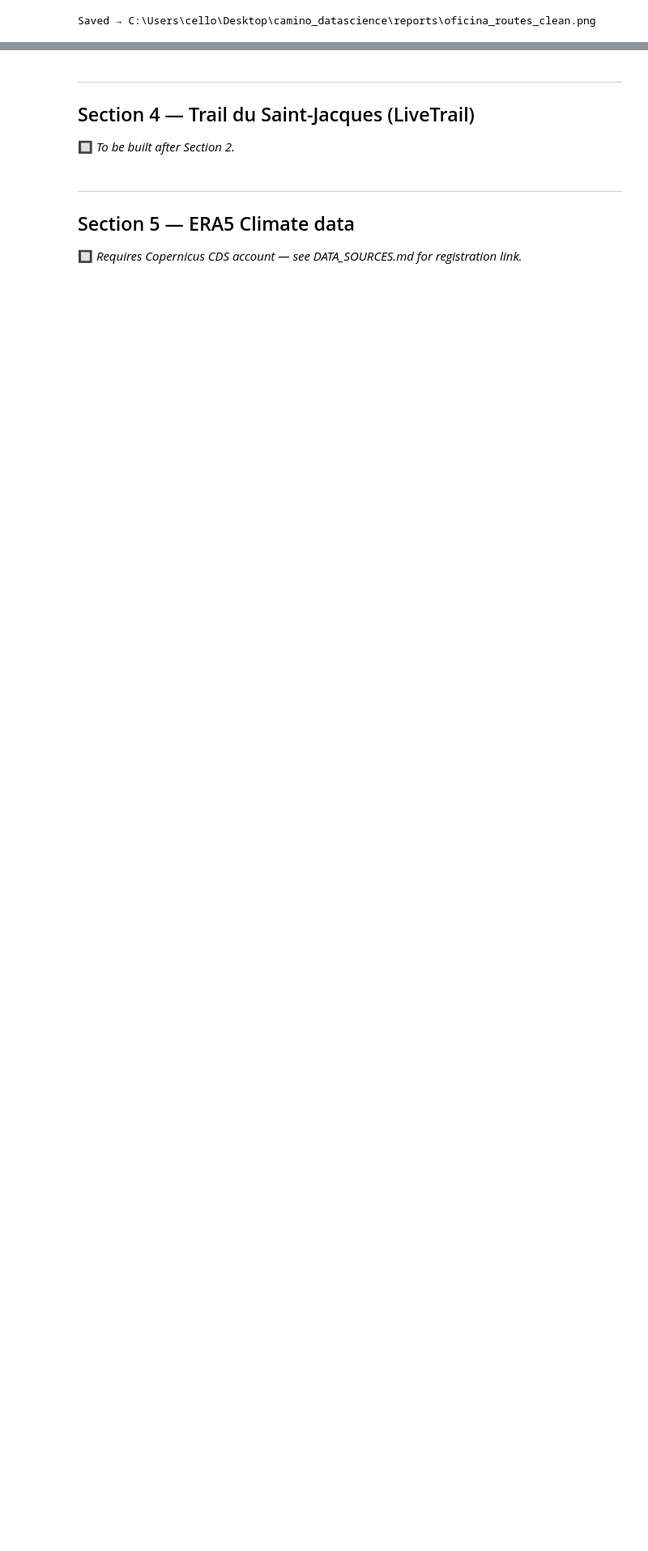
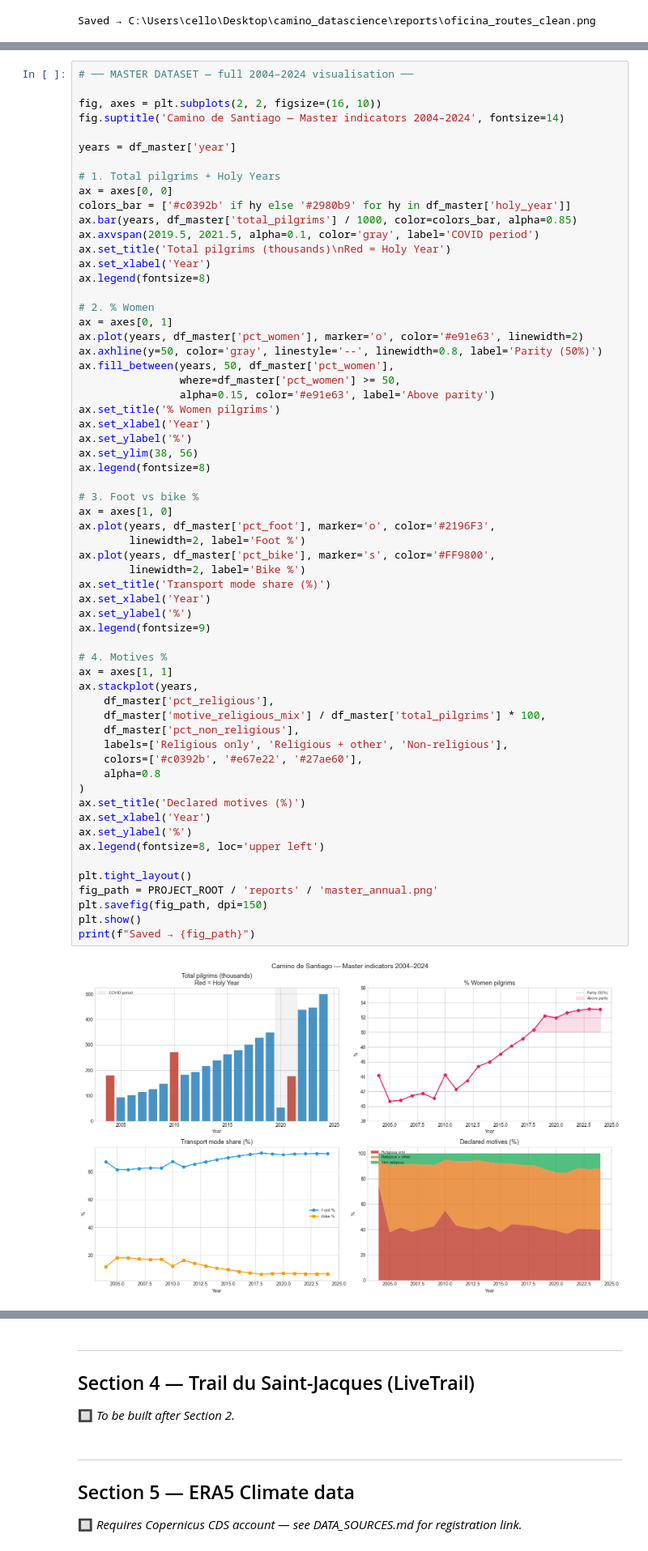
Before and after one commit to Flo4363/camino-datascience, a Jupyter notebook: notebooks/NB01_collection.ipynb, the cells around one changed output, grey strips where cells are left out. Shown at 81% size. Cells and saved outputs as stored; diff of their text form; blank space fills up the shorter version.

Commit message:
feat: NB01 Section 3 — master_annual 2004-2024 complete, 21 years merged

```diff
--- a/notebooks/NB01_collection.ipynb
+++ b/notebooks/NB01_collection.ipynb
@@ -1246,0 +1677,63 @@ scraping data in the next section.
+# %%
+# ── MASTER DATASET — full 2004–2024 visualisation ──
+
+fig, axes = plt.subplots(2, 2, figsize=(16, 10))
+fig.suptitle('Camino de Santiago — Master indicators 2004–2024', fontsize=14)
+
+years = df_master['year']
+
+# 1. Total pilgrims + Holy Years
+ax = axes[0, 0]
+colors_bar = ['#c0392b' if hy else '#2980b9' for hy in df_master['holy_year']]
+ax.bar(years, df_master['total_pilgrims'] / 1000, color=colors_bar, alpha=0.85)
+ax.axvspan(2019.5, 2021.5, alpha=0.1, color='gray', label='COVID period')
+ax.set_title('Total pilgrims (thousands)\nRed = Holy Year')
+ax.set_xlabel('Year')
+ax.legend(fontsize=8)
+
+# 2. % Women
+ax = axes[0, 1]
+ax.plot(years, df_master['pct_women'], marker='o', color='#e91e63', linewidth=2)
+ax.axhline(y=50, color='gray', linestyle='--', linewidth=0.8, label='Parity (50%)')
+ax.fill_between(years, 50, df_master['pct_women'],
+                where=df_master['pct_women'] >= 50,
+                alpha=0.15, color='#e91e63', label='Above parity')
+ax.set_title('% Women pilgrims')
+ax.set_xlabel('Year')
+ax.set_ylabel('%')
+ax.set_ylim(38, 56)
+ax.legend(fontsize=8)
+
+# 3. Foot vs bike %
+ax = axes[1, 0]
+ax.plot(years, df_master['pct_foot'], marker='o', color='#2196F3',
+        linewidth=2, label='Foot %')
+ax.plot(years, df_master['pct_bike'], marker='s', color='#FF9800',
+        linewidth=2, label='Bike %')
+ax.set_title('Transport mode share (%)')
+ax.set_xlabel('Year')
+ax.set_ylabel('%')
+ax.legend(fontsize=9)
+
+# 4. Motives %
+ax = axes[1, 1]
+ax.stackplot(years,
+    df_master['pct_religious'],
+    df_master['motive_religious_mix'] / df_master['total_pilgrims'] * 100,
+    df_master['pct_non_religious'],
+    labels=['Religious only', 'Religious + other', 'Non-religious'],
+    colors=['#c0392b', '#e67e22', '#27ae60'],
+    alpha=0.8
+)
+ax.set_title('Declared motives (%)')
+ax.set_xlabel('Year')
+ax.set_ylabel('%')
+ax.legend(fontsize=8, loc='upper left')
+
+plt.tight_layout()
+fig_path = PROJECT_ROOT / 'reports' / 'master_annual.png'
+plt.savefig(fig_path, dpi=150)
+plt.show()
+print(f"Saved → {fig_path}")
+# %% [output]
+[figure, added]
```
Also changed, not shown: parts of 17 cells of this notebook, 2 other files.
